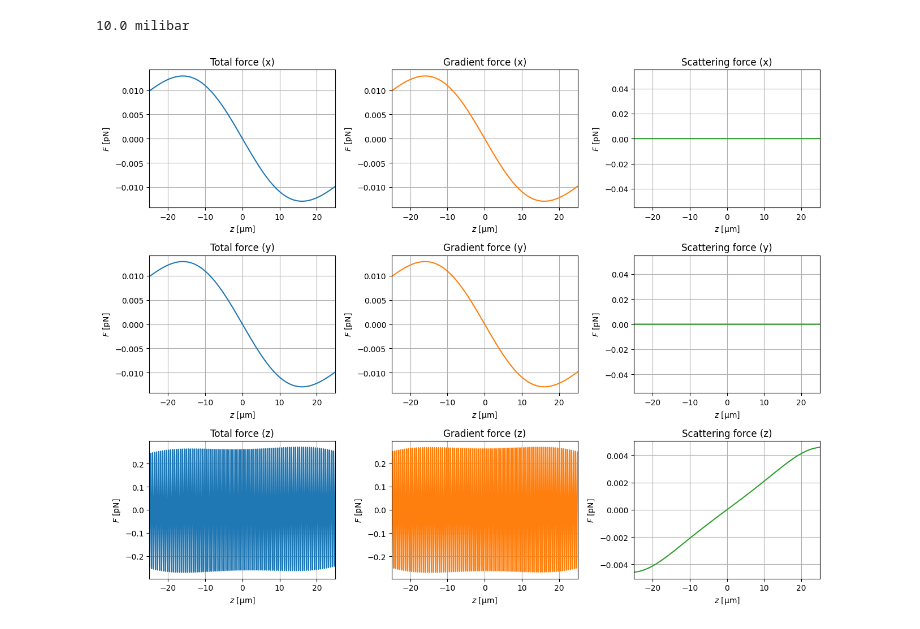
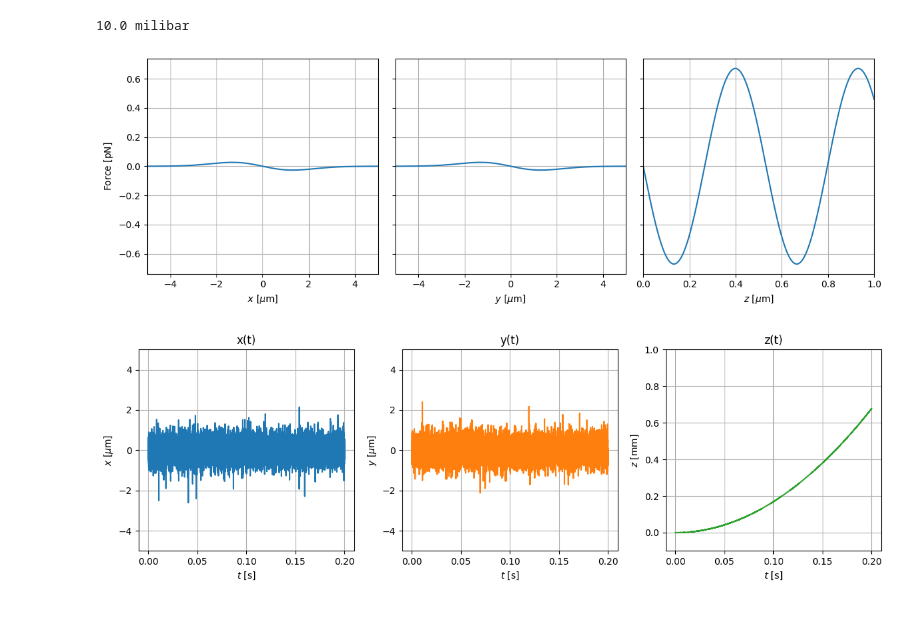
Before and after one commit to Hertz-A/Optical_Tweezers, a Jupyter notebook: optical_conveyor_belt.ipynb, the cells around one changed output. Drawn from its saved outputs; the diff is of its cells as text; code cells hidden in the pictures.

```diff
--- a/optical_conveyor_belt.ipynb
+++ b/optical_conveyor_belt.ipynb
@@ -14,7 +14,7 @@ R = 75e-9  # particle radius (m)
 T = 297 # K
 lamb = 1064*1e-9  # (m)
 NA = 0.13
-P = 500*1e-3 # Total Power (W), and here I'm considering that the two beams are of same power, half of P actually
+P = 1000*1e-3 # Total Power (W), and here I'm considering that the two beams are of same power, half of P actually
 m_gas = 4.81e-26 # molecular mass of air
 Pressure_atm = 1013.25 #mbar (=1 atm)
 Pressure = (Pressure_atm)/101.325
@@ -97,27 +56,43 @@ F_total_z = F_grad_z + F_scatt_z
+# %%
+beta = 2e5
+
+@njit(fastmath=True)
+def F_opt(x,y,z,t):
+    alpha_fac = (2*np.pi*n_md*(R**3)/c)*(((m_rri**2)-1)/((m_rri**2)+2))
+    F_0 = (P/(2*np.pi*(w_0**2)))*alpha_fac
+
+    exp_term = np.exp(-2 * (x**2 + y**2) / (w_0**2))
+    cos_term = np.cos(2 * k * z - beta * t**2)
+    sin_term = np.sin(2 * k * z - beta * t**2)
+
+    fx = F_0*((-4 * x / w_0**2) * exp_term * cos_term)
+    fy = F_0*((-4 * y / w_0**2) * exp_term * cos_term)
+    fz = F_0*(-2 * k * exp_term * sin_term)
+
+    return fx, fy, fz
 # %%
-fig, axs = plt.subplots(3, 3, figsize=(13, 10))
+fig, axs = plt.subplots(1, 3, figsize=(12, 4),sharey=True)
 
-forces_x = (F_total_x, F_grad_x, np.zeros_like(F_grad_x))
-forces_y = (F_total_y, F_grad_y, np.zeros_like(F_grad_y))
-forces_z = (F_total_z, F_grad_z, F_scatt_z)
+axs[0].plot(x*1e6,F_opt(x,0,0,0)[0]*1e12)
+axs[0].set_xlabel(r'$x\ \left[\mu\mathrm{m}\right]$')
+axs[0].grid(True)
+axs[0].set_xlim(-5,5)
+axs[0].set_ylabel(r'Force $\left[\mathrm{pN}\right]$')
 
-force_titles = ["Total force", "Gradient force", "Scattering force"]
-axis_labels = ['x', 'y', 'z']
-colors = ['#1f77b4', '#ff7f0e', '#2ca02c']
+axs[1].plot(y*1e6,F_opt(0,y,0,0)[1]*1e12)
+axs[1].set_xlabel(r'$y\ \left[\mu\mathrm{m}\right]$')
+axs[1].grid(True)
+axs[1].set_xlim(-5,5)
 
-for i, (F_x, F_y, F_z) in enumerate([forces_x, forces_y, forces_z]):
-    for j, F in enumerate([F_x, F_y, F_z]):
-        axs[i, j].plot(z * 1e6, F * 1e12, color=colors[j])
-        axs[i, j].set_xlim(-25, 25)
-        axs[i, j].set_xlabel(r'$z\ \left[\mathrm{\mu m}\right]$')
-        axs[i, j].set_ylabel(r'$F\ \left[\mathrm{pN}\right]$')
-        axs[i, j].set_title(f"{force_titles[j]} ({axis_labels[i]})")
-        axs[i, j].grid(True)
+axs[2].plot(z*1e6,F_opt(0,0,z,0)[2]*1e12)
+axs[2].set_xlabel(r'$z\ \left[\mu\mathrm{m}\right]$')
+axs[2].grid(True)
+axs[2].set_xlim(0,1)
 
 plt.tight_layout()
 plt.show()
 # %% [output]
-[figure, old version]
+[figure, new version]
 # %%
 @njit(fastmath=True)
 def dx_dt(v):
@@ -162,0 +145,29 @@ def runge_kutta(v_init, pos_init):
+# %%
+fig, axs = plt.subplots(1, 3, figsize=(12, 4))
+l = 0
+
+axs[0].plot(t, positions[:,0] * 1e6, color='#1f77b4')
+axs[0].set_ylim(-5, 5)
+axs[0].set_xlabel(r'$t\ \left[\mathrm{s}\right]$')
+axs[0].set_ylabel(r'$x\ \left[\mu\mathrm{m}\right]$')
+axs[0].set_title("x(t)")
+axs[0].grid(True)
+
+axs[1].plot(t, positions[:,1] * 1e6, color='#ff7f0e')
+axs[1].set_ylim(-5, 5)
+axs[1].set_xlabel(r'$t\ \left[\mathrm{s}\right]$')
+axs[1].set_ylabel(r'$y\ \left[\mu\mathrm{m}\right]$')
+axs[1].set_title("y(t)")
+axs[1].grid(True)
+
+axs[2].plot(t, positions[:,2]*1e3, color='#2ca02c')
+axs[2].set_ylim(-0.1, 1)
+axs[2].set_xlabel(r'$t\ \left[\mathrm{s}\right]$')
+axs[2].set_ylabel(r'$z\ \left[\mathrm{mm}\right]$')
+axs[2].set_title("z(t)")
+axs[2].grid(True)
+
+plt.tight_layout()
+plt.show()
+# %% [output]
+[figure, added]
```
Also changed, not shown: parts of 13 cells of this notebook, 2 other files.
